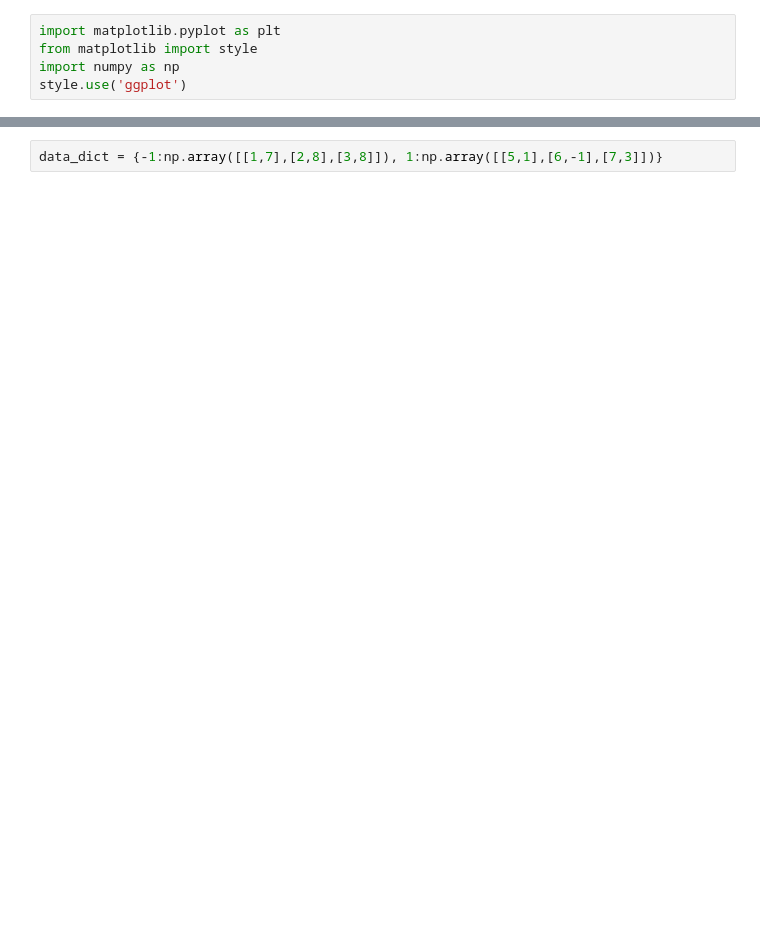
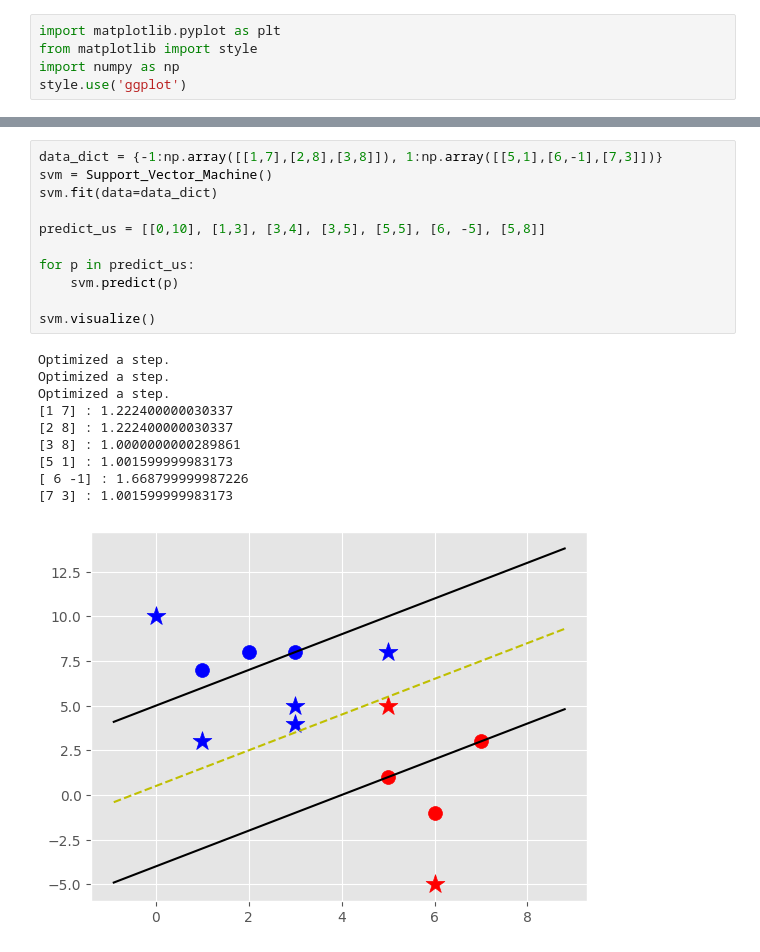
Before and after one commit to DevAggarwal01/Machine-Learning, a Jupyter notebook: ML/Programming_SVM_From_Scratch.ipynb, the cells around one changed output, grey strips where cells are left out. Saved outputs shown, nothing was run; the diff lists cells and outputs as text; blank space fills up the shorter version.

```diff
--- a/ML/Programming_SVM_From_Scratch.ipynb
+++ b/ML/Programming_SVM_From_Scratch.ipynb
@@ -88,2 +133,22 @@ class Support_Vector_Machine:
 # %%
 data_dict = {-1:np.array([[1,7],[2,8],[3,8]]), 1:np.array([[5,1],[6,-1],[7,3]])}
+svm = Support_Vector_Machine()
+svm.fit(data=data_dict)
+
+predict_us = [[0,10], [1,3], [3,4], [3,5], [5,5], [6, -5], [5,8]]
+
+for p in predict_us:
+    svm.predict(p)
+
+svm.visualize()
+# %% [output]
+Optimized a step.
+Optimized a step.
+Optimized a step.
+[1 7] : 1.222400000030337
+[2 8] : 1.222400000030337
+[3 8] : 1.0000000000289861
+[5 1] : 1.001599999983173
+[ 6 -1] : 1.668799999987226
+[7 3] : 1.001599999983173
+[figure, added]
```
Also changed, not shown: parts of 1 cell of this notebook.
